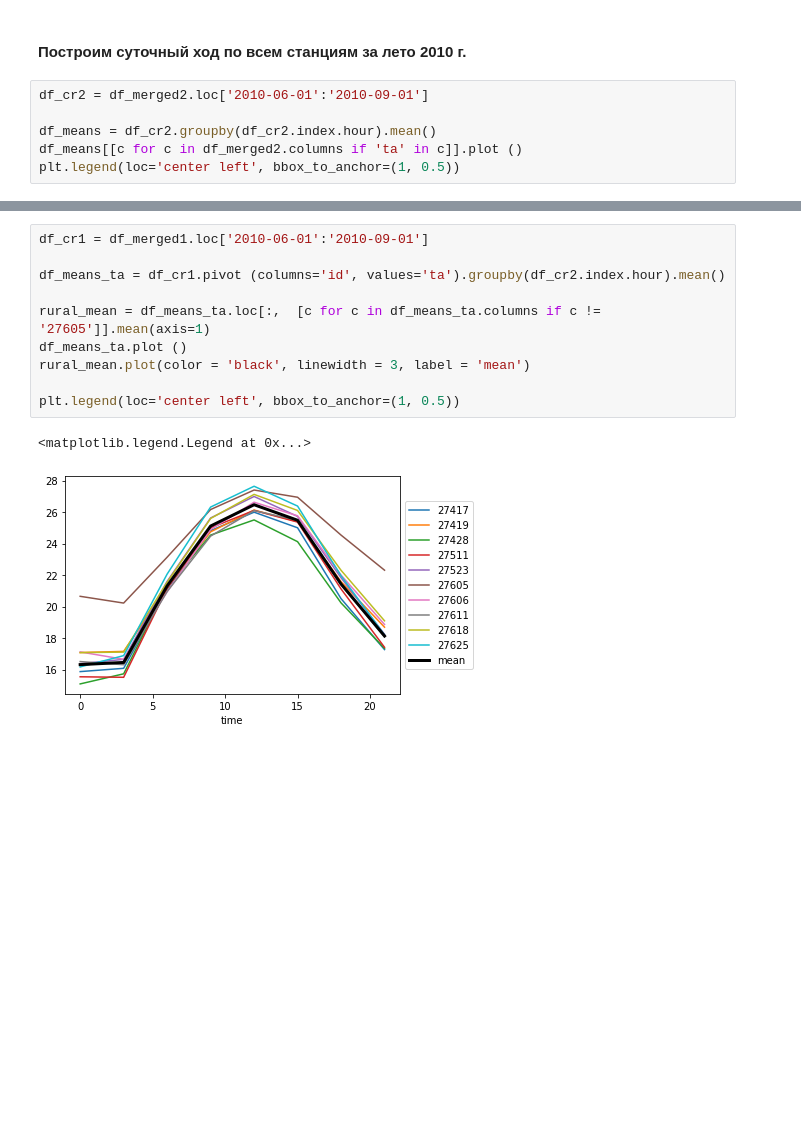
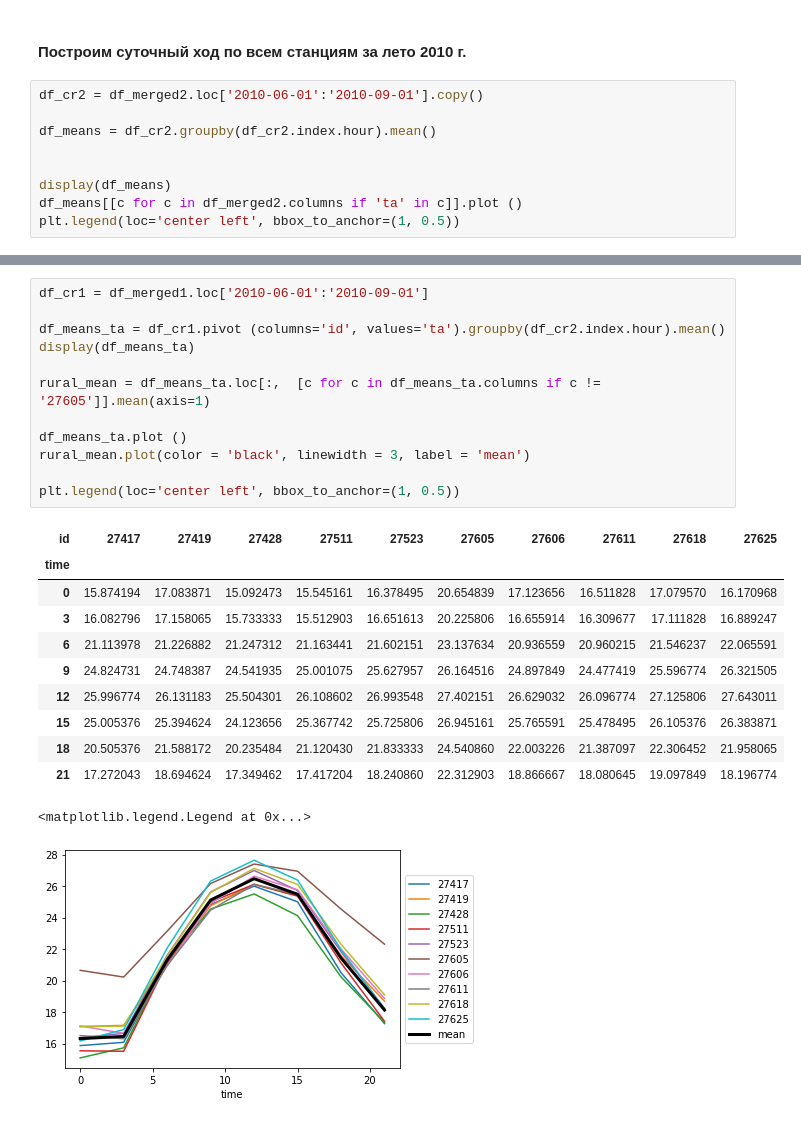
Before and after one commit to mvarentsov/UClim4HSE-2024, a Jupyter notebook: Practice/PW1_pandas_demo.ipynb, the cells around one changed output, grey strips where cells are left out. Drawn from its saved outputs; the diff is of its cells as text; blank space fills up the shorter version.

```diff
--- a/Practice/PW1_pandas_demo.ipynb
+++ b/Practice/PW1_pandas_demo.ipynb
@@ -152,9 +180,12 @@ plt.legend(loc='center left', bbox_to_anchor=(1, 0.5))
 # %% [markdown]
 #### Построим суточный ход по всем станциям за лето 2010 г.
 # %%
-df_cr2 = df_merged2.loc['2010-06-01':'2010-09-01']
+df_cr2 = df_merged2.loc['2010-06-01':'2010-09-01'].copy()
 
 df_means = df_cr2.groupby(df_cr2.index.hour).mean()
+
+
+display(df_means)
 df_means[[c for c in df_merged2.columns if 'ta' in c]].plot ()
 plt.legend(loc='center left', bbox_to_anchor=(1, 0.5))
 # %% [output]
@@ -163,13 +205,25 @@ plt.legend(loc='center left', bbox_to_anchor=(1, 0.5))
 # %%
 df_cr1 = df_merged1.loc['2010-06-01':'2010-09-01']
 
 df_means_ta = df_cr1.pivot (columns='id', values='ta').groupby(df_cr2.index.hour).mean()
+display(df_means_ta)
 
 rural_mean = df_means_ta.loc[:,  [c for c in df_means_ta.columns if c != '27605']].mean(axis=1)
+
 df_means_ta.plot ()
 rural_mean.plot(color = 'black', linewidth = 3, label = 'mean')
 
 plt.legend(loc='center left', bbox_to_anchor=(1, 0.5))
 # %% [output]
+| id | 27417 | 27419 | 27428 | 27511 | 27523 | 27605 | 27606 | 27611 | 27618 | 27625 |
+| time |  |  |  |  |  |  |  |  |  |  |
+| 0 | 15.874194 | 17.083871 | 15.092473 | 15.545161 | 16.378495 | 20.654839 | 17.123656 | 16.511828 | 17.079570 | 16.170968 |
+| 3 | 16.082796 | 17.158065 | 15.733333 | 15.512903 | 16.651613 | 20.225806 | 16.655914 | 16.309677 | 17.111828 | 16.889247 |
+| 6 | 21.113978 | 21.226882 | 21.247312 | 21.163441 | 21.602151 | 23.137634 | 20.936559 | 20.960215 | 21.546237 | 22.065591 |
+| 9 | 24.824731 | 24.748387 | 24.541935 | 25.001075 | 25.627957 | 26.164516 | 24.897849 | 24.477419 | 25.596774 | 26.321505 |
+| 12 | 25.996774 | 26.131183 | 25.504301 | 26.108602 | 26.993548 | 27.402151 | 26.629032 | 26.096774 | 27.125806 | 27.643011 |
+| 15 | 25.005376 | 25.394624 | 24.123656 | 25.367742 | 25.725806 | 26.945161 | 25.765591 | 25.478495 | 26.105376 | 26.383871 |
+| 18 | 20.505376 | 21.588172 | 20.235484 | 21.120430 | 21.833333 | 24.540860 | 22.003226 | 21.387097 | 22.306452 | 21.958065 |
+| 21 | 17.272043 | 18.694624 | 17.349462 | 17.417204 | 18.240860 | 22.312903 | 18.866667 | 18.080645 | 19.097849 | 18.196774 |
 <matplotlib.legend.Legend at 0x...>
 [figure]
```
Also changed, not shown: parts of 6 cells of this notebook, 2 other files.
